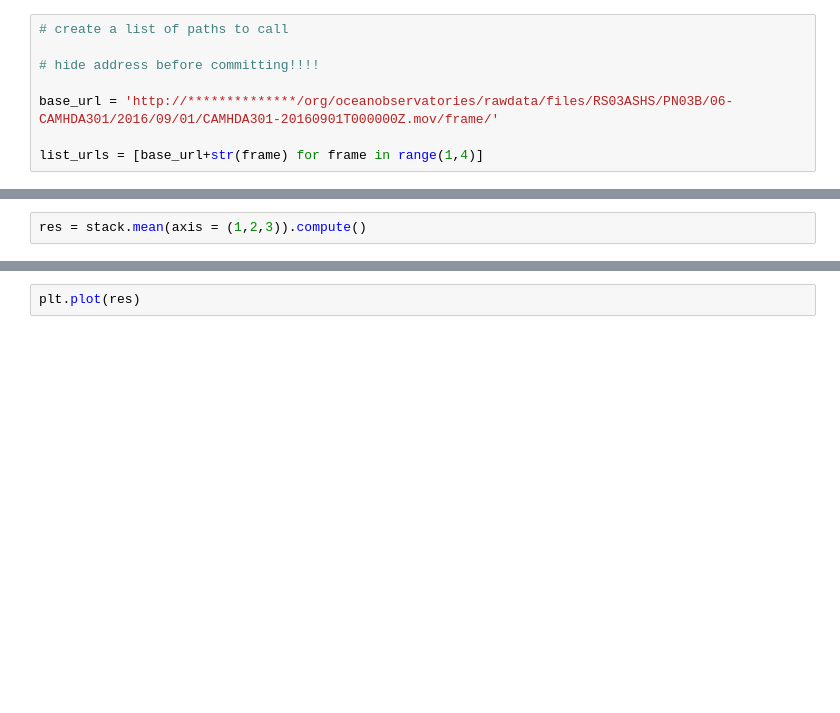
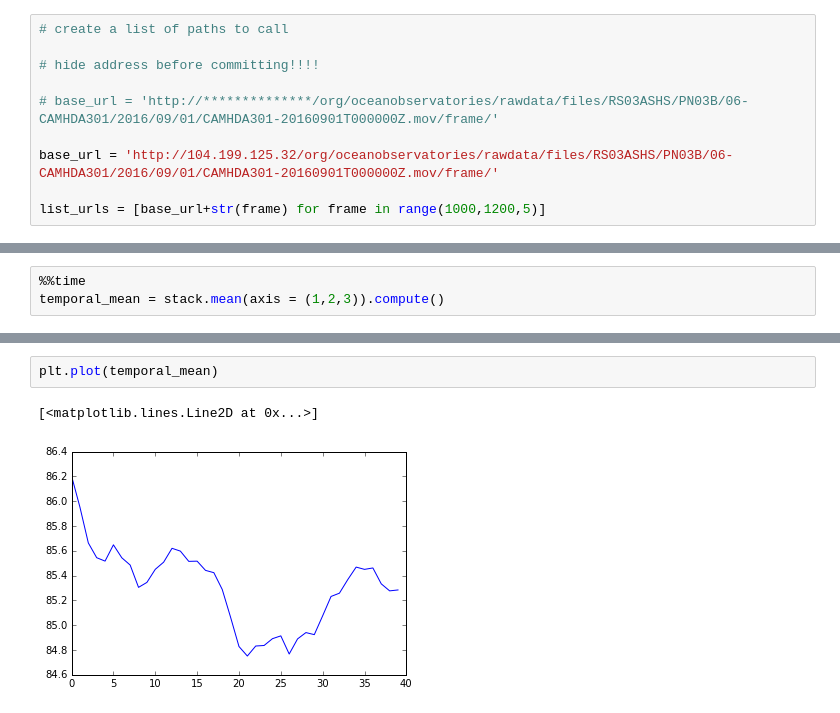
Before and after one commit to valentina-s/OOIVideos, a Jupyter notebook: notebooks/ReadingFramesIntoDask.ipynb, the cells around one changed output, grey strips where cells are left out. Cells and saved outputs as stored; diff of their text form; blank space fills up the shorter version.

```diff
--- a/notebooks/ReadingFramesIntoDask.ipynb
+++ b/notebooks/ReadingFramesIntoDask.ipynb
@@ -11,9 +12,11 @@ from matplotlib import pyplot as plt
 
 # hide address before committing!!!!
 
-base_url = 'http://**************/org/oceanobservatories/rawdata/files/RS03ASHS/PN03B/06-CAMHDA301/2016/09/01/CAMHDA301-20160901T000000Z.mov/frame/'
+# base_url = 'http://**************/org/oceanobservatories/rawdata/files/RS03ASHS/PN03B/06-CAMHDA301/2016/09/01/CAMHDA301-20160901T000000Z.mov/frame/'
 
-list_urls = [base_url+str(frame) for frame in range(1,4)]
+base_url = 'http://104.199.125.32/org/oceanobservatories/rawdata/files/RS03ASHS/PN03B/06-CAMHDA301/2016/09/01/CAMHDA301-20160901T000000Z.mov/frame/'
+
+list_urls = [base_url+str(frame) for frame in range(1000,1200,5)]
 # %%
 # reading a single image to get the dimensions
 image = io.imread(list_urls[0])
@@ -29,2 +38,3 @@ print(type(stack))
 # %%
-res = stack.mean(axis = (1,2,3)).compute()
+%%time
+temporal_mean = stack.mean(axis = (1,2,3)).compute()
@@ -31,2 +52,5 @@ res = stack.mean(axis = (1,2,3)).compute()
 # %%
-plt.plot(res)
+plt.plot(temporal_mean)
+# %% [output]
+[<matplotlib.lines.Line2D at 0x...>]
+[figure, added]
```
Also changed, not shown: parts of 6 cells of this notebook, 3 other files.
